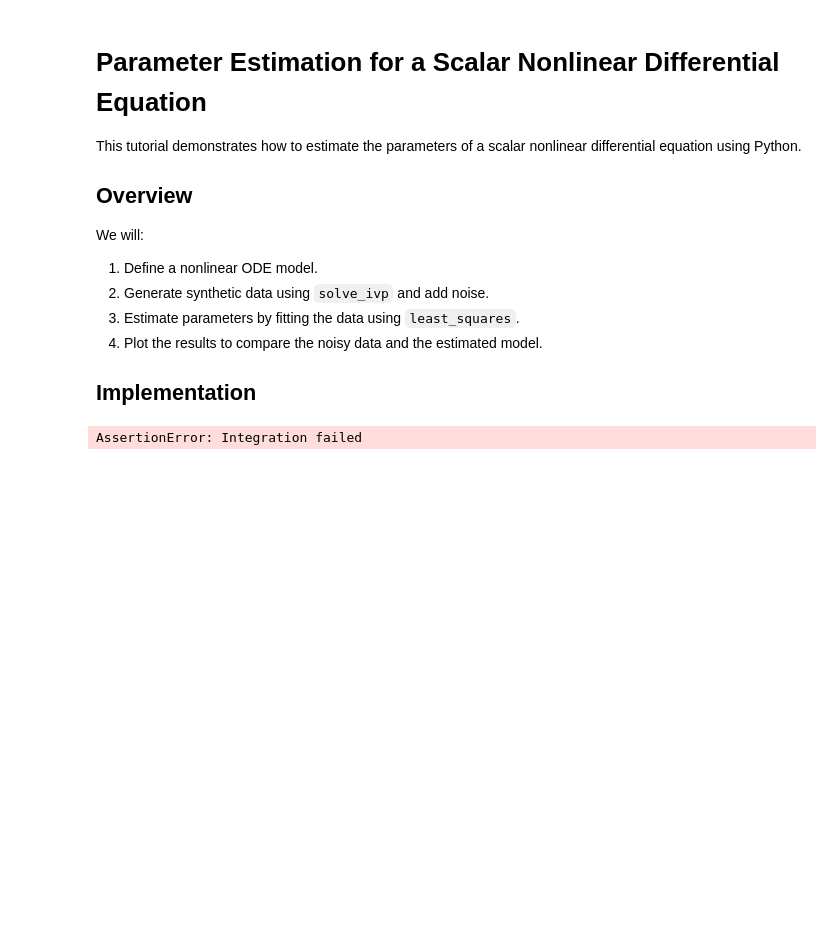
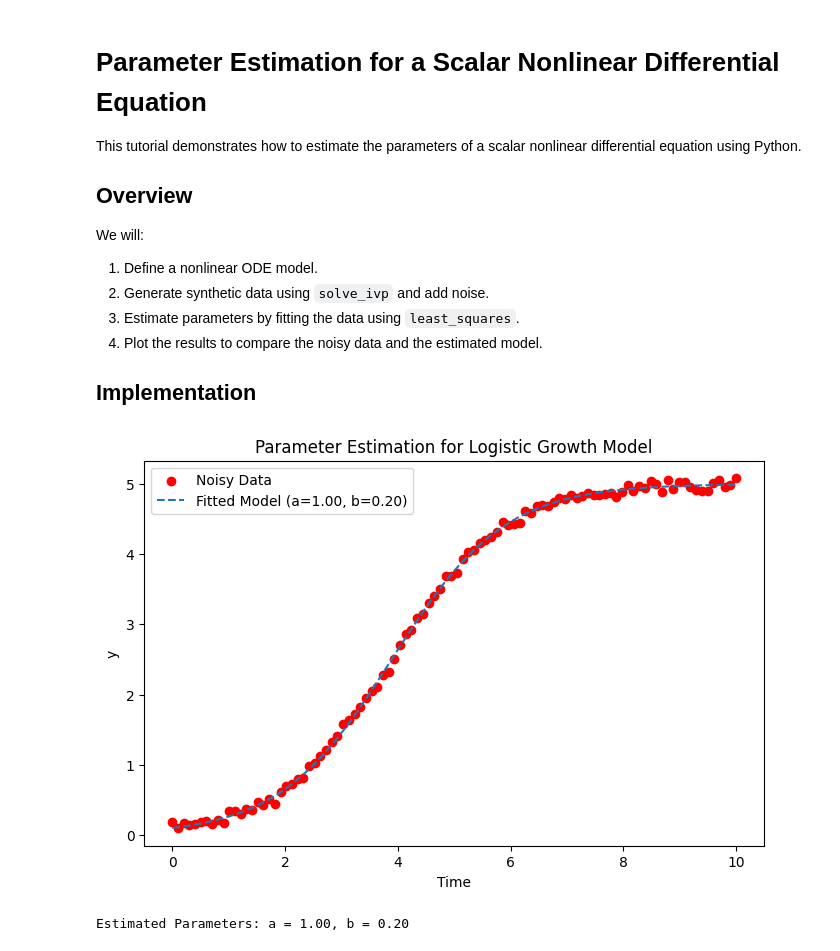
Before and after one commit to twright/IncubatorDTCourse, a Jupyter notebook: 4-Calibration/3-RegressionOrdinaryDifferentialEquations.ipynb, the cells around one changed output. Saved outputs shown, nothing was run; the diff lists cells and outputs as text; code cells hidden in the pictures; blank space fills up the shorter version.

```diff
--- a/4-Calibration/3-RegressionOrdinaryDifferentialEquations.ipynb
+++ b/4-Calibration/3-RegressionOrdinaryDifferentialEquations.ipynb
@@ -36,26 +36,36 @@ def estimate_parameters(t, y_meas, y0):
         assert sol.success, "Integration failed"
         return sol.y[0] - y_meas
 
-    result = least_squares(residuals, x0=[0.5, 0.1])
+    initial_guess = [0.5, 0.1]
+
+    result = least_squares(residuals, x0=initial_guess)
     return result.x
 # %%
 # True parameters
-a_true = 0.5
-b_true = -0.3
-y0 = 1.0
-t_span = (0, 5)
-t_eval = np.linspace(t_span[0], t_span[1], 50)
+a_true = 1.0
+b_true = 0.2
+y0 = 0.1
+t_span = (0, 10)
+t_eval = np.linspace(t_span[0], t_span[1], 100)
 
 # Generate data
 t, y_meas = generate_data(a_true, b_true, y0, t_span, t_eval)
 
-# Plot generated data
+# Estimate parameters
+a_est, b_est = estimate_parameters(t, y_meas, y0)
+
+# Plot results
 plt.figure(figsize=(8, 5))
 plt.scatter(t, y_meas, label="Noisy Data", color='red')
+sol_est = solve_ivp(nonlinear_ode, t_span, [y0], t_eval=t, args=(a_est, b_est))
+plt.plot(t, sol_est.y[0], label=f"Fitted Model (a={a_est:.2f}, b={b_est:.2f})", linestyle='dashed')
 plt.xlabel("Time")
 plt.ylabel("y")
 plt.legend()
-plt.title("Generated Data for Nonlinear ODE")
+plt.title("Parameter Estimation for Logistic Growth Model")
 plt.show()
+
+print(f"Estimated Parameters: a = {a_est:.2f}, b = {b_est:.2f}")
 # %% [output]
+[figure, added]
-AssertionError: Integration failed
+Estimated Parameters: a = 1.00, b = 0.20
```
Also changed, not shown: parts of 2 cells of this notebook.
